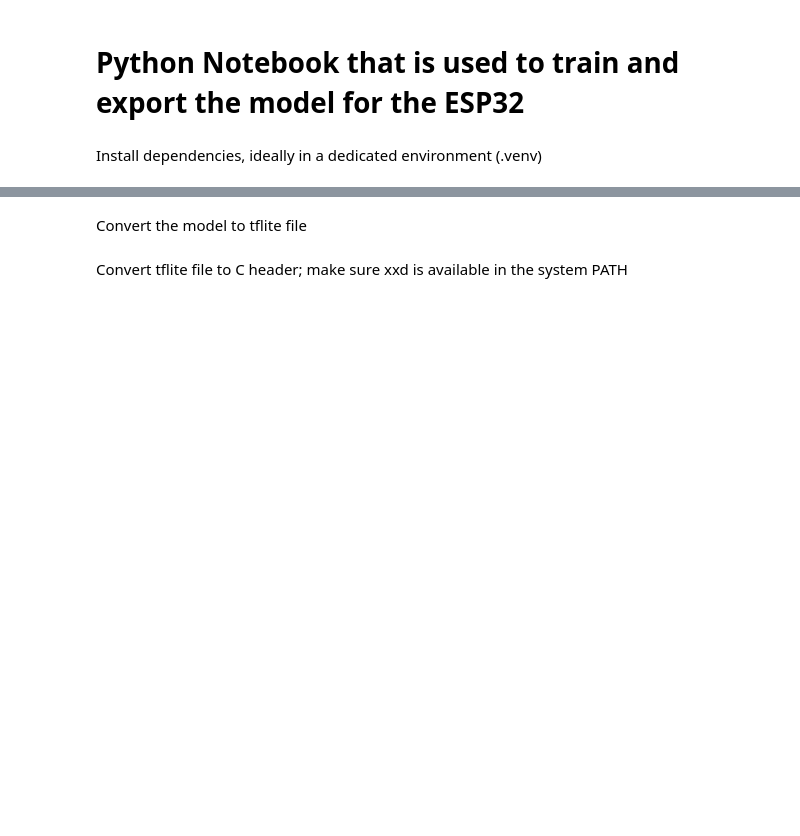
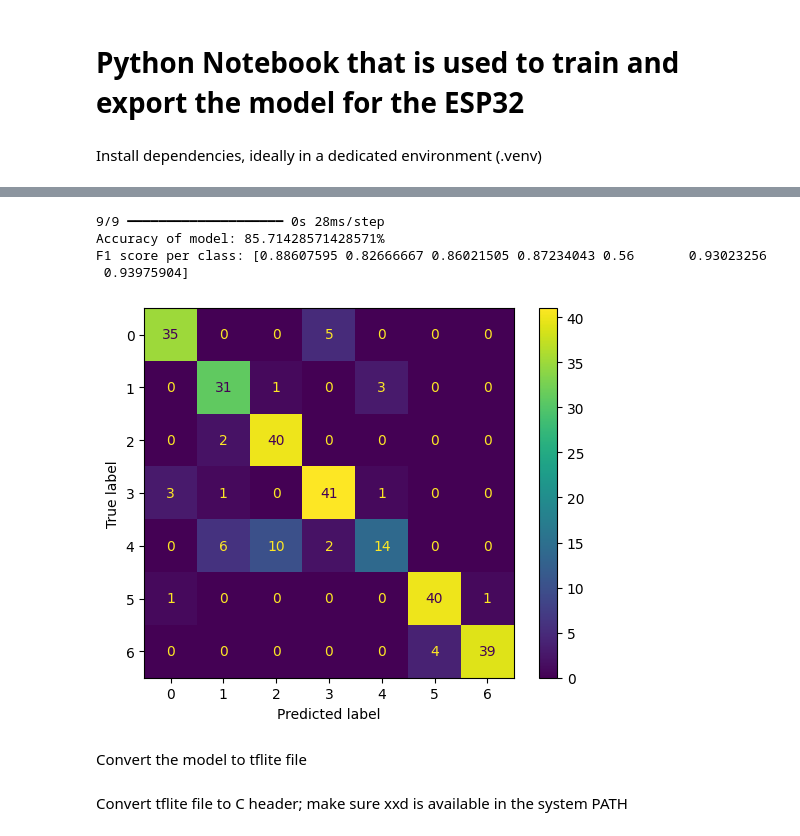
Before and after one commit to Marioshg/Pervasive_Computing_IMU_wearable_device, a Jupyter notebook: tf-lite/model.ipynb, the cells around one changed output, grey strips where cells are left out. Saved outputs shown, nothing was run; the diff lists cells and outputs as text; code cells hidden in the pictures; blank space fills up the shorter version.

```diff
--- a/tf-lite/model.ipynb
+++ b/tf-lite/model.ipynb
@@ -38,9 +25,16 @@ from sklearn.metrics import accuracy_score
+# %%
+# load data
+df = pd.read_csv('../data/aggregated.csv')
 # %%
 # prepare data
-X_train = None
-y_train = None
-X_test = None
-y_test = None
+X_flat = df.iloc[:, 1:].values
+X = X_flat.reshape(-1, 100, 6)
+
+y = df.iloc[:, 0].values
+le = LabelEncoder()
+y = le.fit_transform(y)
+
+X_train, X_test, y_train, y_test = train_test_split(X, y, test_size=0.2, random_state=RANDOM_SEED)
 # %%
 # change these to what you need for the input shape
 
@@ -81,7 +75,7 @@ def cnn_model(input_shape=input_shape, num_classes=num_classes, filters=8, kerne
 model = lstm_model()
 model.compile(optimizer='adam',
               loss='sparse_categorical_crossentropy',
-              metrics=['accuracy', 'val_accuracy'])
+              metrics=['accuracy'])
 
 model.summary()
 # %% [output]
@@ -118,10 +131,27 @@ plt.show()
 # %%
 # test the model
 predictions = model.predict(X_test)  # Shape: (samples, num_classes)
 y_pred = tf.argmax(predictions, axis=1)
 
 accuracy = 100 * accuracy_score(y_test, y_pred)
 print(f"Accuracy of model: {accuracy}%")
+
+f1 = f1_score(y_test, y_pred, average=None)
+print(f"F1 score per class: {f1}")
+
+# f1 = 100 * f1_score(y_test, y_pred, average="binary")
+# print(f"Average f1 score of model: {f1}")
+
+confusion = confusion_matrix(y_test, y_pred)
+disp = ConfusionMatrixDisplay(confusion)
+disp.plot()
+plt.show()
+# %% [output]
+9/9 ━━━━━━━━━━━━━━━━━━━━ 0s 28ms/step
+Accuracy of model: 85.71428571428571%
+F1 score per class: [0.88607595 0.82666667 0.86021505 0.87234043 0.56       0.93023256
+ 0.93975904]
+[figure, added]
 # %%
 # save the model
 
```
Also changed, not shown: parts of 5 cells of this notebook, 1 other file.
